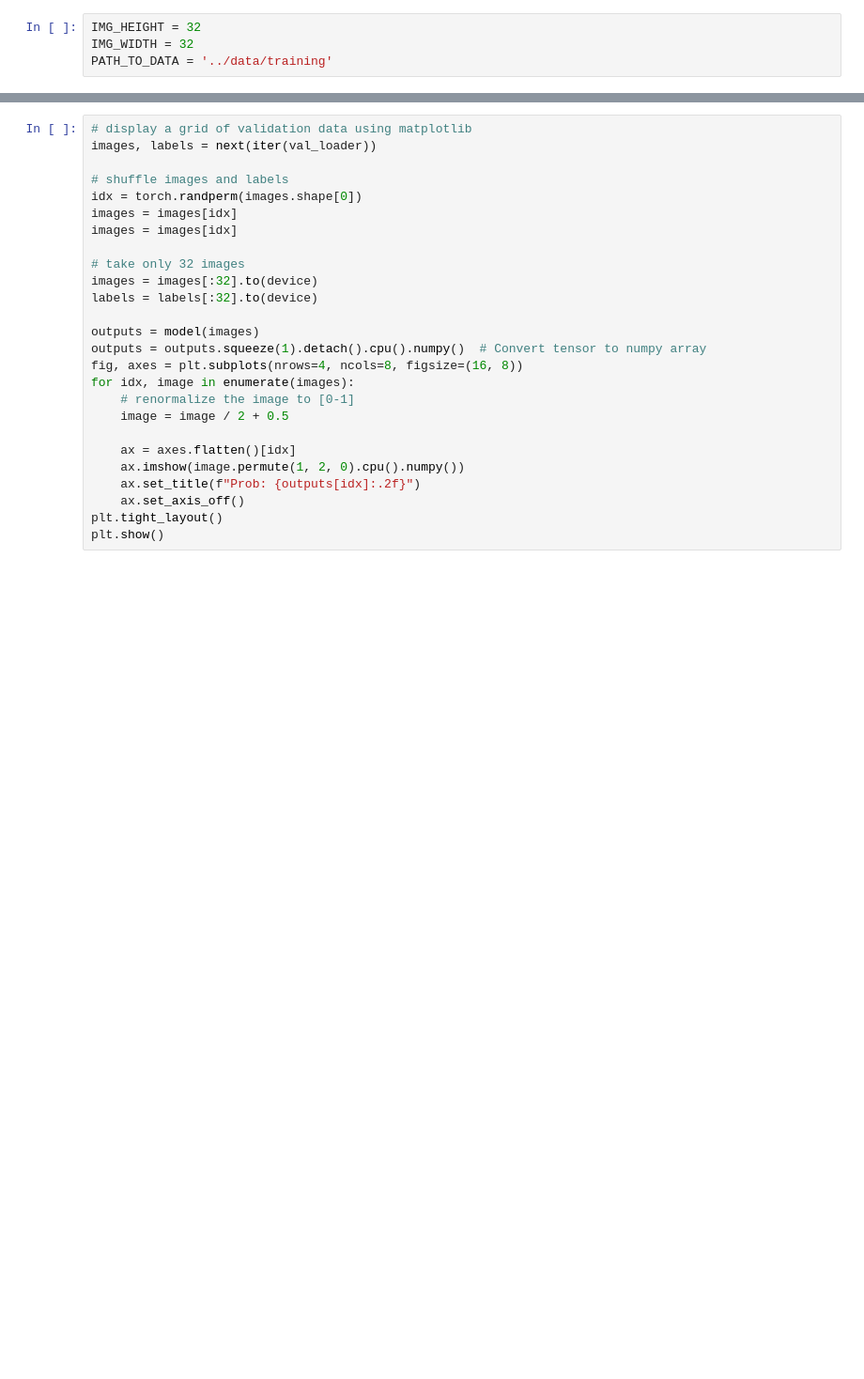
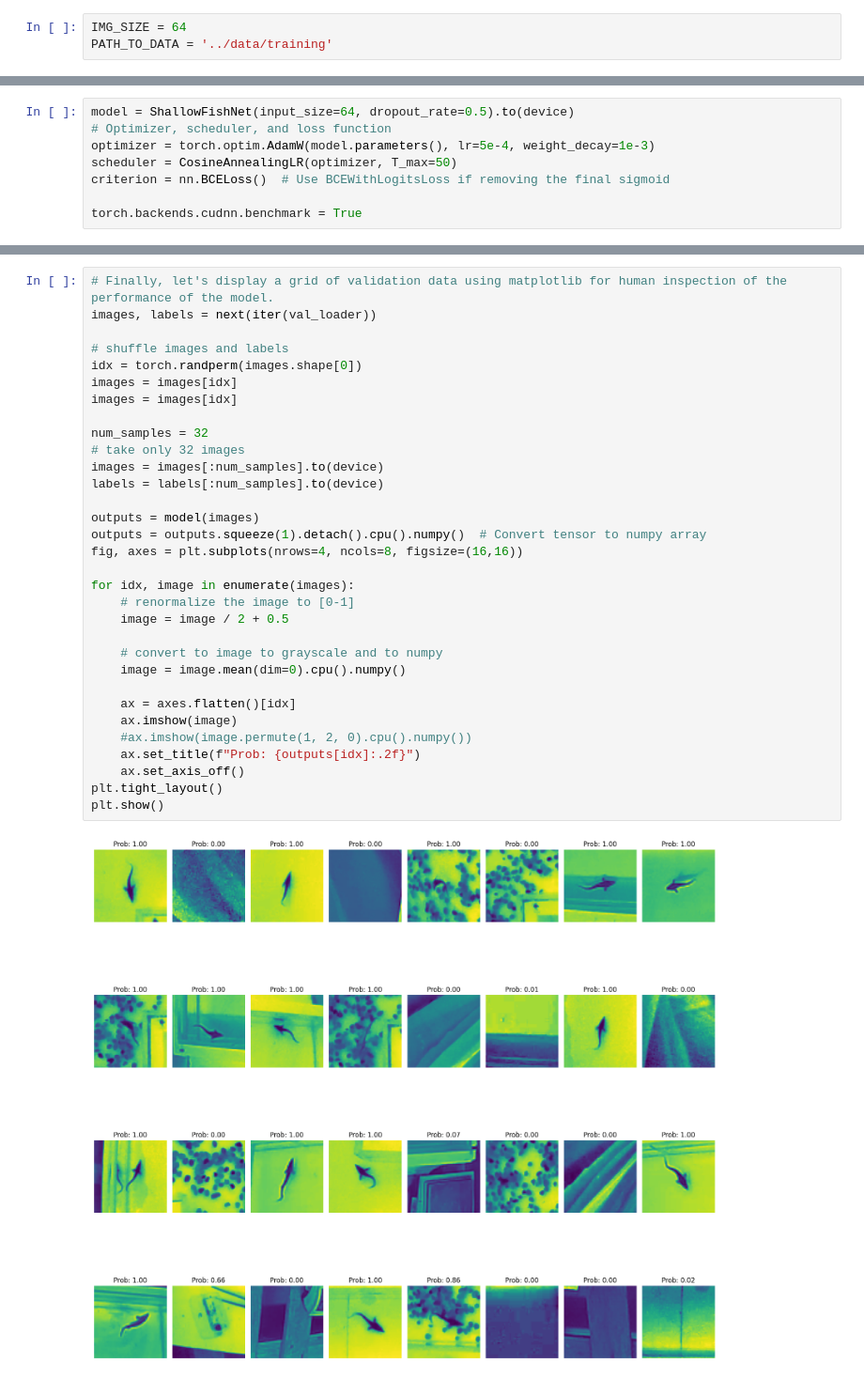
Before and after one commit to ljubobratovicrelja/aegear, a Jupyter notebook: notebooks/training.ipynb, the cells around one changed output, grey strips where cells are left out. Shown at 94% size. Cells and saved outputs as stored; diff of their text form; blank space fills up the shorter version.

```diff
--- a/notebooks/training.ipynb
+++ b/notebooks/training.ipynb
@@ -22,6 +26,5 @@ from maze.classifier import Classifier
 # %%
-IMG_HEIGHT = 32
-IMG_WIDTH = 32
+IMG_SIZE = 64
 PATH_TO_DATA = '../data/training'
 # %%
 # Define the image transformations: resize to the same size, convert to tensor, and normalize pixel values
@@ -77 +103,9 @@ num_epochs = 200
+# %%
+model = ShallowFishNet(input_size=64, dropout_rate=0.5).to(device)
+# Optimizer, scheduler, and loss function
+optimizer = torch.optim.AdamW(model.parameters(), lr=5e-4, weight_decay=1e-3)
+scheduler = CosineAnnealingLR(optimizer, T_max=50)
+criterion = nn.BCELoss()  # Use BCEWithLogitsLoss if removing the final sigmoid
+
+torch.backends.cudnn.benchmark = True
 # %%
@@ -141,28 +243,36 @@ plt.show()
 # %%
-# display a grid of validation data using matplotlib
+# Finally, let's display a grid of validation data using matplotlib for human inspection of the performance of the model.
 images, labels = next(iter(val_loader))
 
 # shuffle images and labels
 idx = torch.randperm(images.shape[0])
 images = images[idx]
 images = images[idx]
 
+num_samples = 32
 # take only 32 images
-images = images[:32].to(device)
-labels = labels[:32].to(device)
+images = images[:num_samples].to(device)
+labels = labels[:num_samples].to(device)
 
 outputs = model(images)
 outputs = outputs.squeeze(1).detach().cpu().numpy()  # Convert tensor to numpy array
-fig, axes = plt.subplots(nrows=4, ncols=8, figsize=(16, 8))
+fig, axes = plt.subplots(nrows=4, ncols=8, figsize=(16,16))
+
 for idx, image in enumerate(images):
     # renormalize the image to [0-1]
     image = image / 2 + 0.5
 
+    # convert to image to grayscale and to numpy
+    image = image.mean(dim=0).cpu().numpy()
+
     ax = axes.flatten()[idx]
-    ax.imshow(image.permute(1, 2, 0).cpu().numpy())
+    ax.imshow(image)
+    #ax.imshow(image.permute(1, 2, 0).cpu().numpy())
     ax.set_title(f"Prob: {outputs[idx]:.2f}")
     ax.set_axis_off()
 plt.tight_layout()
 plt.show()
+# %% [output]
+[figure, added]
 # %%
 # write the model to a file
```
Also changed, not shown: parts of 8 cells of this notebook, 6 other files.
